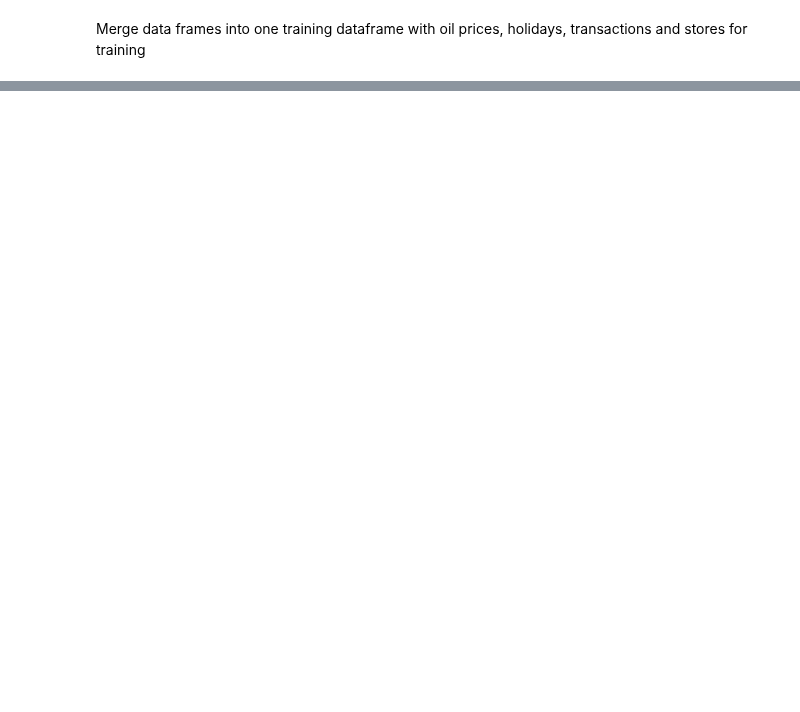
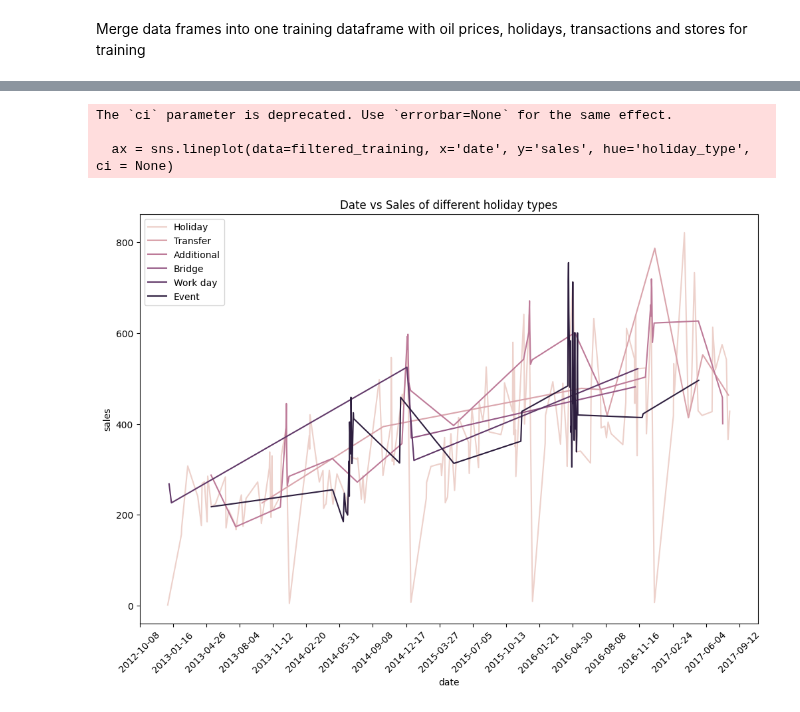
Before and after one commit to lieric90/Store-Sales, a Jupyter notebook: Store Sales Predictions/store_sale_predictions.ipynb, the cells around one changed output, grey strips where cells are left out. Saved outputs shown, nothing was run; the diff lists cells and outputs as text; code cells hidden in the pictures; blank space fills up the shorter version.

```diff
--- a/Store Sales Predictions/store_sale_predictions.ipynb
+++ b/Store Sales Predictions/store_sale_predictions.ipynb
@@ -111,0 +202,6 @@ training.head()
+# %%
+training[['holiday_type']] = training[['holiday_type']].fillna(0)
+training['transactions']=training['transactions'].fillna(0)
+training['dcoilwtico']=training['dcoilwtico'].fillna(method='bfill')
+training['locale_name']= training['locale_name'].fillna(0)
+training.isna().sum()
@@ -111,0 +227,18 @@ training.head()
+# %%
+# Filter the DataFrame to exclude rows where holiday_type is 0 (no holiday type just a normal day)
+filtered_training = training[training['holiday_type'] != 0]
+
+plt.figure(figsize=(12, 8))
+ax = sns.lineplot(data=filtered_training, x='date', y='sales', hue='holiday_type', ci = None)
+start, end = ax.get_xlim()
+ax.set_xticks(np.arange(start, end, 100))
+plt.xticks(rotation=45)
+plt.title("Date vs Sales of different holiday types")
+plt.legend(["Holiday", "Transfer", 'Additional', "Bridge", "Work day", "Event"])
+plt.show()
+#{'Holiday': 1, 'Transfer': 2, 'Additional': 3, 'Bridge': 4, 'Work Day': 5, 'Event': 6}
+# %% [output]
+The `ci` parameter is deprecated. Use `errorbar=None` for the same effect.
+
+  ax = sns.lineplot(data=filtered_training, x='date', y='sales', hue='holiday_type', ci = None)
+[figure, added]
```
Also changed, not shown: parts of 13 cells of this notebook.
